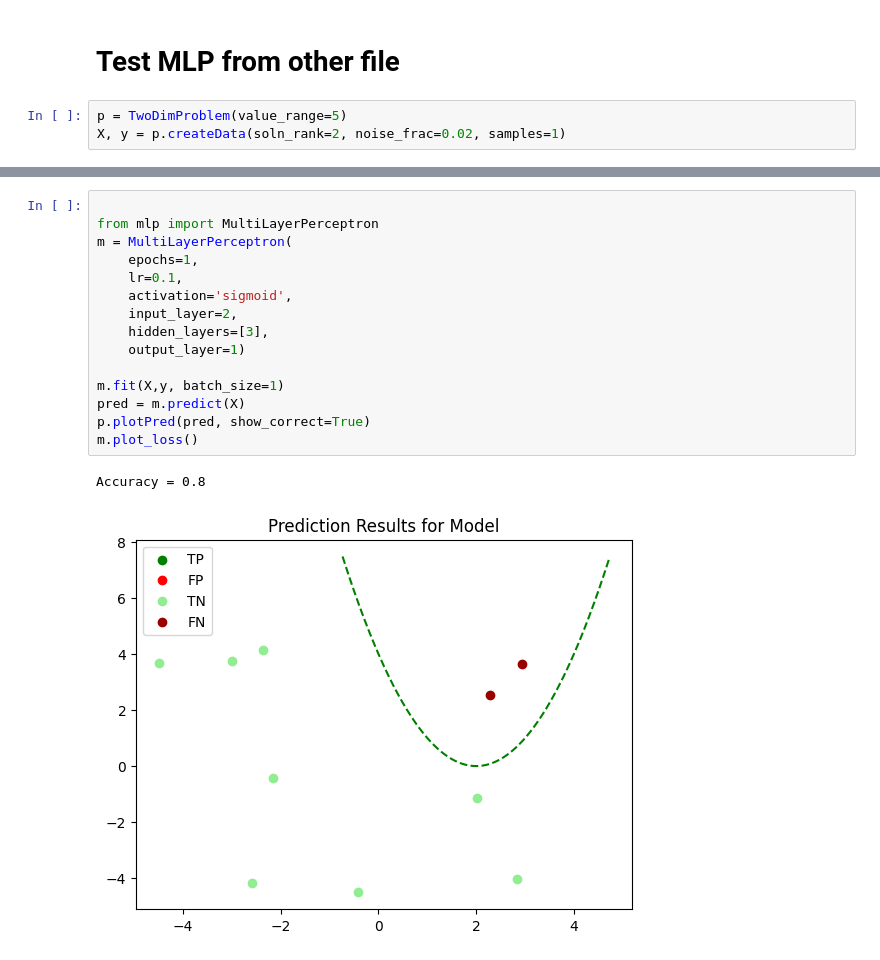
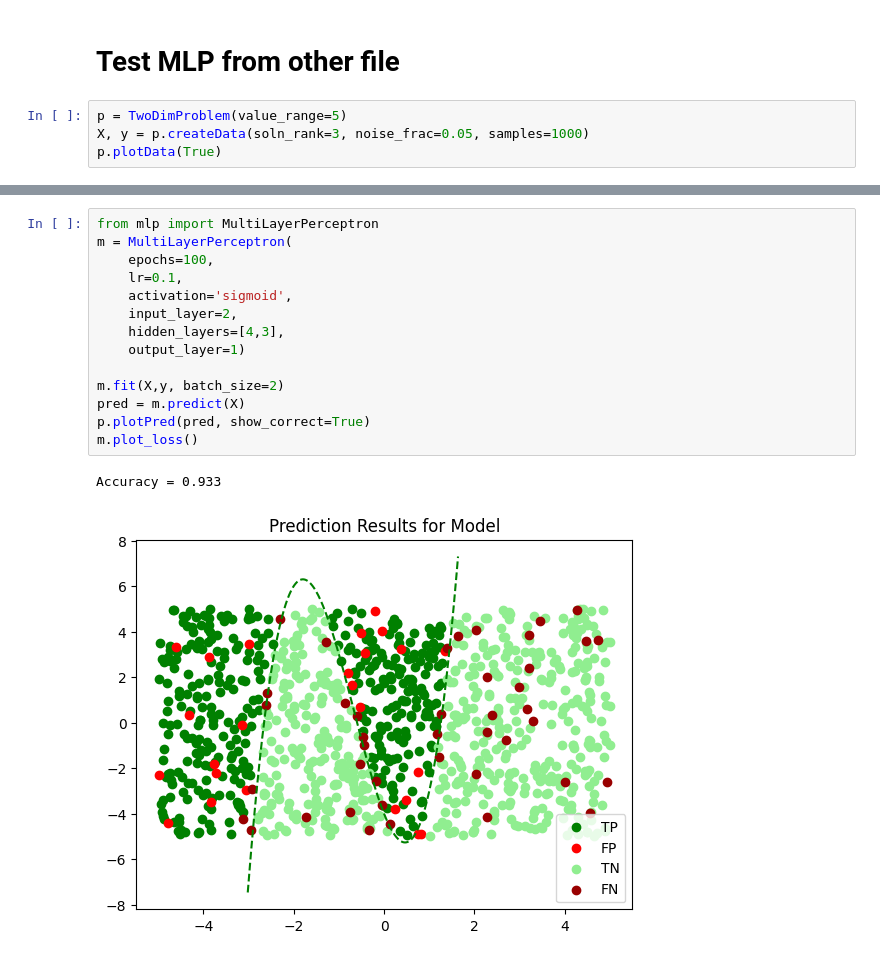
Before and after one commit to wumphlett/ML-Project, a Jupyter notebook: simpleMLP.ipynb, the cells around one changed output, grey strips where cells are left out. Saved outputs shown, nothing was run; the diff lists cells and outputs as text.

```diff
--- a/simpleMLP.ipynb
+++ b/simpleMLP.ipynb
@@ -10,4 +53,5 @@ import numpy as np
 # Test MLP from other file
 # %%
 p = TwoDimProblem(value_range=5)
-X, y = p.createData(soln_rank=2, noise_frac=0.02, samples=1)
+X, y = p.createData(soln_rank=3, noise_frac=0.05, samples=1000)
+p.plotData(True)
@@ -14,18 +60,17 @@ X, y = p.createData(soln_rank=2, noise_frac=0.02, samples=1)
 # %%
-
 from mlp import MultiLayerPerceptron
 m = MultiLayerPerceptron(
-    epochs=1,
+    epochs=100,
     lr=0.1,
     activation='sigmoid',
     input_layer=2,
-    hidden_layers=[3],
+    hidden_layers=[4,3],
     output_layer=1)
 
-m.fit(X,y, batch_size=1)
+m.fit(X,y, batch_size=2)
 pred = m.predict(X)
 p.plotPred(pred, show_correct=True)
 m.plot_loss()
 # %% [output]
-Accuracy = 0.8
+Accuracy = 0.933
-[figure, old version]
+[figure, new version]
```
Also changed, not shown: parts of 5 cells of this notebook, 2 other files.
